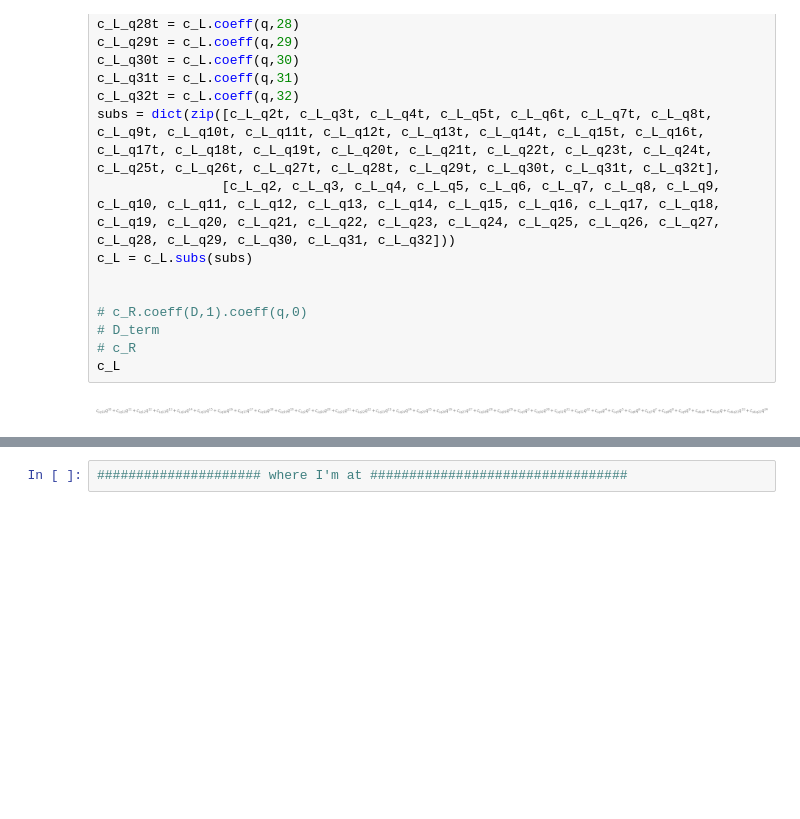
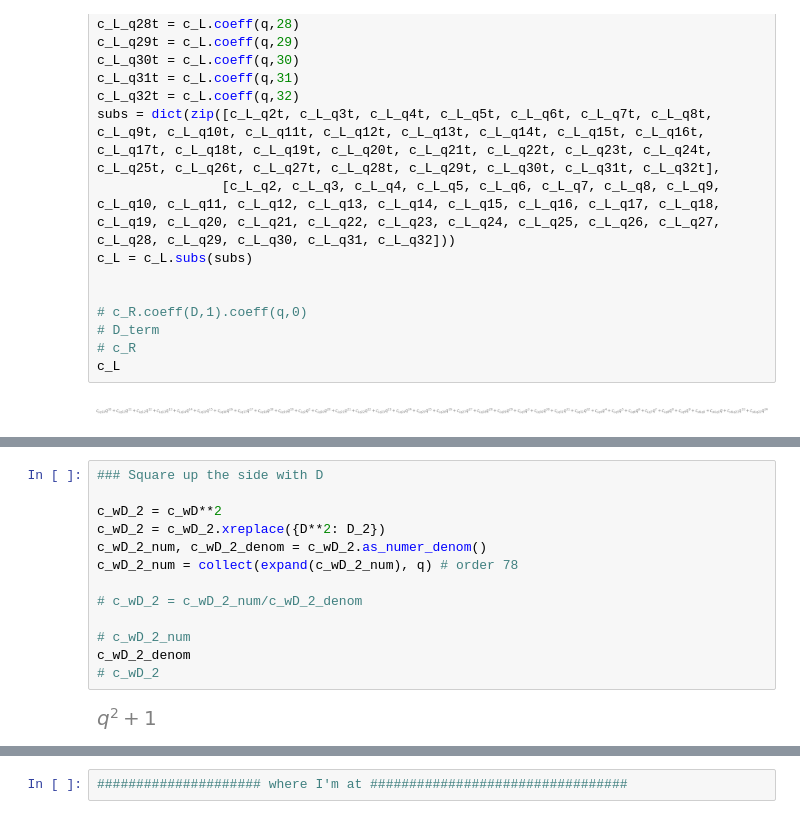
Before and after one commit to emilemarcotte/dubins2circle2set, a Jupyter notebook: RSLS_sympy.ipynb, the cells around one changed output, grey strips where cells are left out. Saved outputs shown, nothing was run; the diff lists cells and outputs as text; blank space fills up the shorter version.

```diff
--- a/RSLS_sympy.ipynb
+++ b/RSLS_sympy.ipynb
@@ -1095,0 +1190,15 @@ c_L
+# %%
+### Square up the side with D
+
+c_wD_2 = c_wD**2
+c_wD_2 = c_wD_2.xreplace({D**2: D_2})
+c_wD_2_num, c_wD_2_denom = c_wD_2.as_numer_denom()
+c_wD_2_num = collect(expand(c_wD_2_num), q) # order 78
+
+# c_wD_2 = c_wD_2_num/c_wD_2_denom
+
+# c_wD_2_num
+c_wD_2_denom
+# c_wD_2
+# %% [output]
+[figure, added]
```
Also changed, not shown: parts of 10 cells of this notebook.
